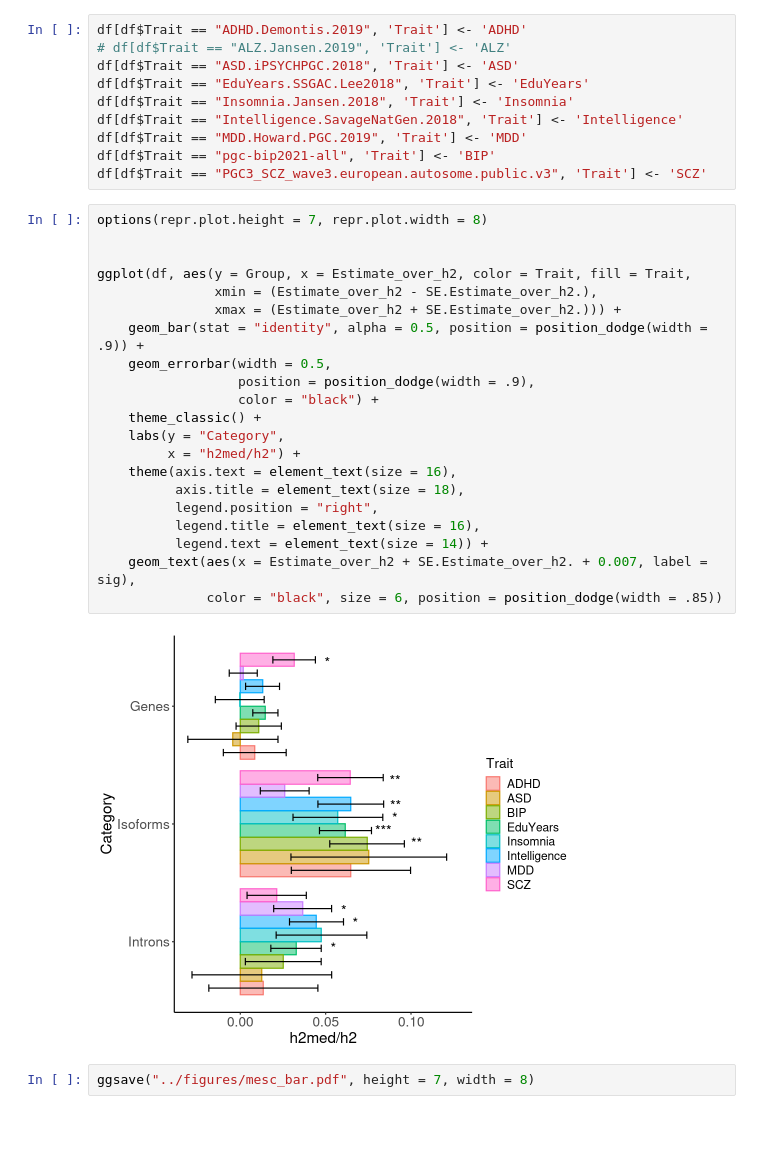
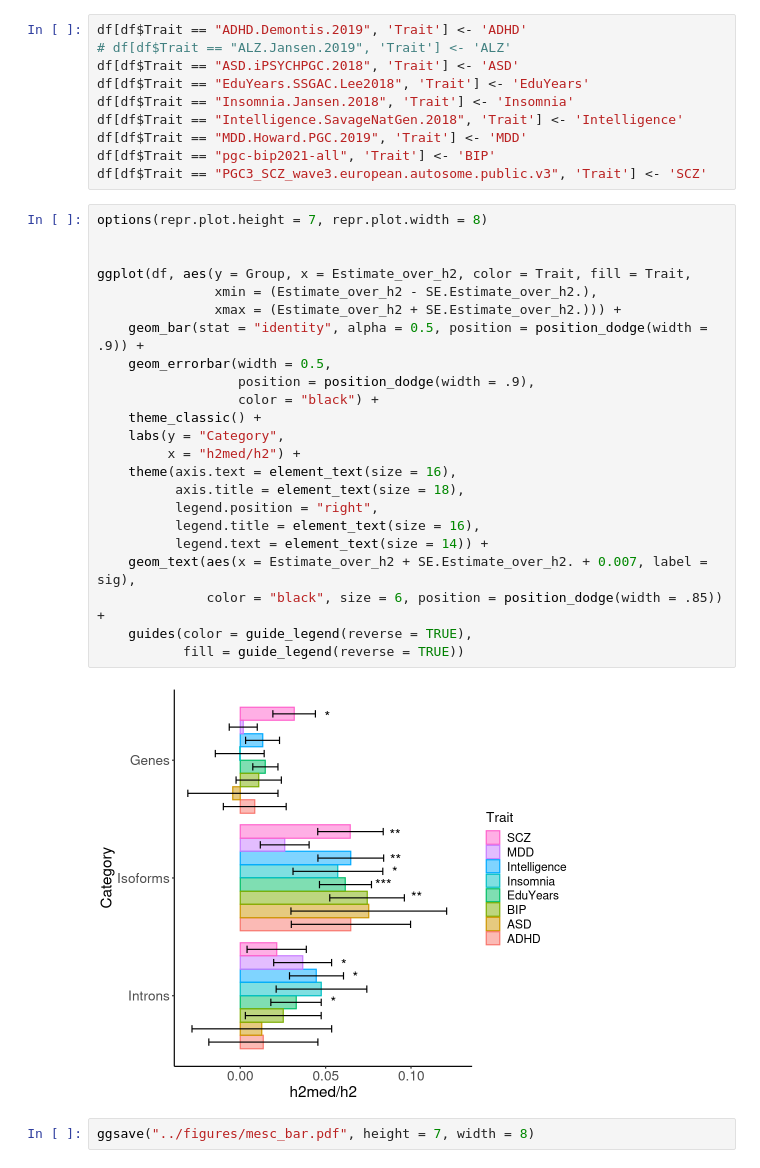
Before and after one commit to gandallab/devBrain_xQTL, a Jupyter notebook: code/05-QTL-GWAS/MESC/MESC.ipynb, the cells around one changed output. Saved outputs shown, nothing was run; the diff lists cells and outputs as text; blank space fills up the shorter version.

```diff
--- a/code/05-QTL-GWAS/MESC/MESC.ipynb
+++ b/code/05-QTL-GWAS/MESC/MESC.ipynb
@@ -199,26 +200,28 @@ df[df$Trait == "PGC3_SCZ_wave3.european.autosome.public.v3", 'Trait'] <- 'SCZ'
 # %%
 options(repr.plot.height = 7, repr.plot.width = 8)
 
 
 ggplot(df, aes(y = Group, x = Estimate_over_h2, color = Trait, fill = Trait,
                xmin = (Estimate_over_h2 - SE.Estimate_over_h2.),
                xmax = (Estimate_over_h2 + SE.Estimate_over_h2.))) +
     geom_bar(stat = "identity", alpha = 0.5, position = position_dodge(width = .9)) +
     geom_errorbar(width = 0.5,
                   position = position_dodge(width = .9),
                   color = "black") +
     theme_classic() +
     labs(y = "Category",
          x = "h2med/h2") +
     theme(axis.text = element_text(size = 16),
           axis.title = element_text(size = 18),
           legend.position = "right",
           legend.title = element_text(size = 16),
           legend.text = element_text(size = 14)) +
     geom_text(aes(x = Estimate_over_h2 + SE.Estimate_over_h2. + 0.007, label = sig),
-              color = "black", size = 6, position = position_dodge(width = .85))
+              color = "black", size = 6, position = position_dodge(width = .85)) +
+    guides(color = guide_legend(reverse = TRUE),
+           fill = guide_legend(reverse = TRUE))
 # %% [output]
-[figure, old version]
+[figure, new version]
 # %%
 ggsave("../figures/mesc_bar.pdf", height = 7, width = 8)
 # %% [markdown]
```
Also changed, not shown: parts of 85 cells of this notebook, 12 other files.
